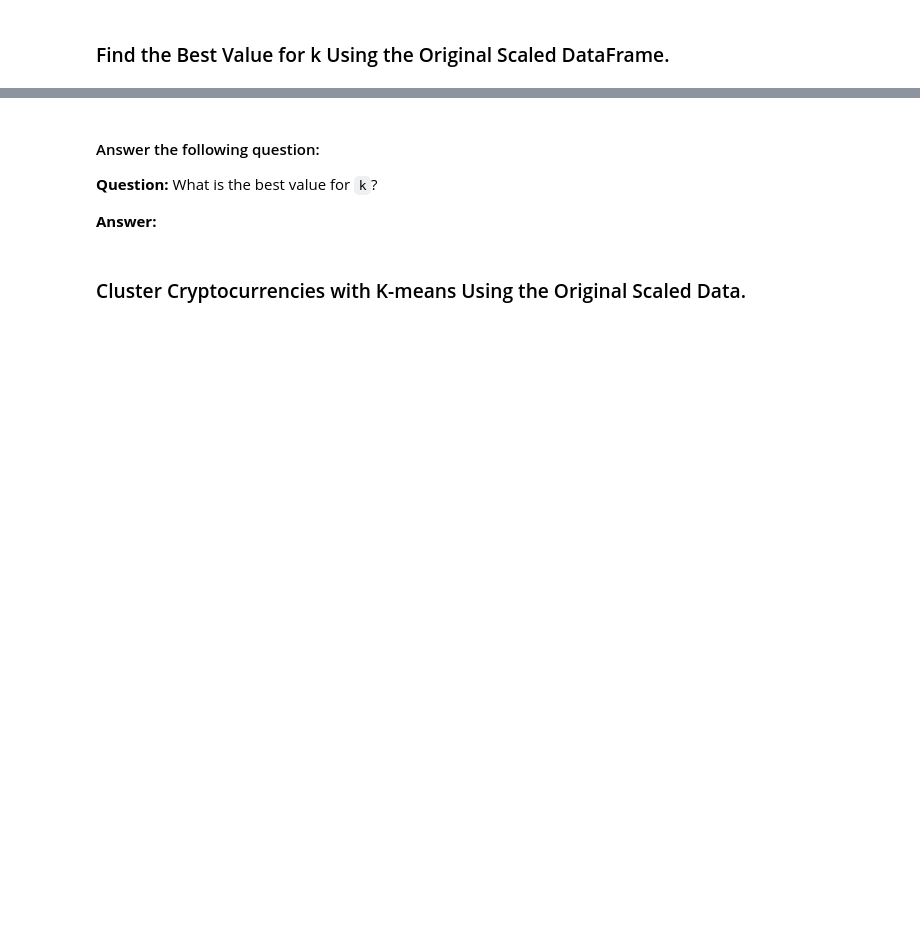
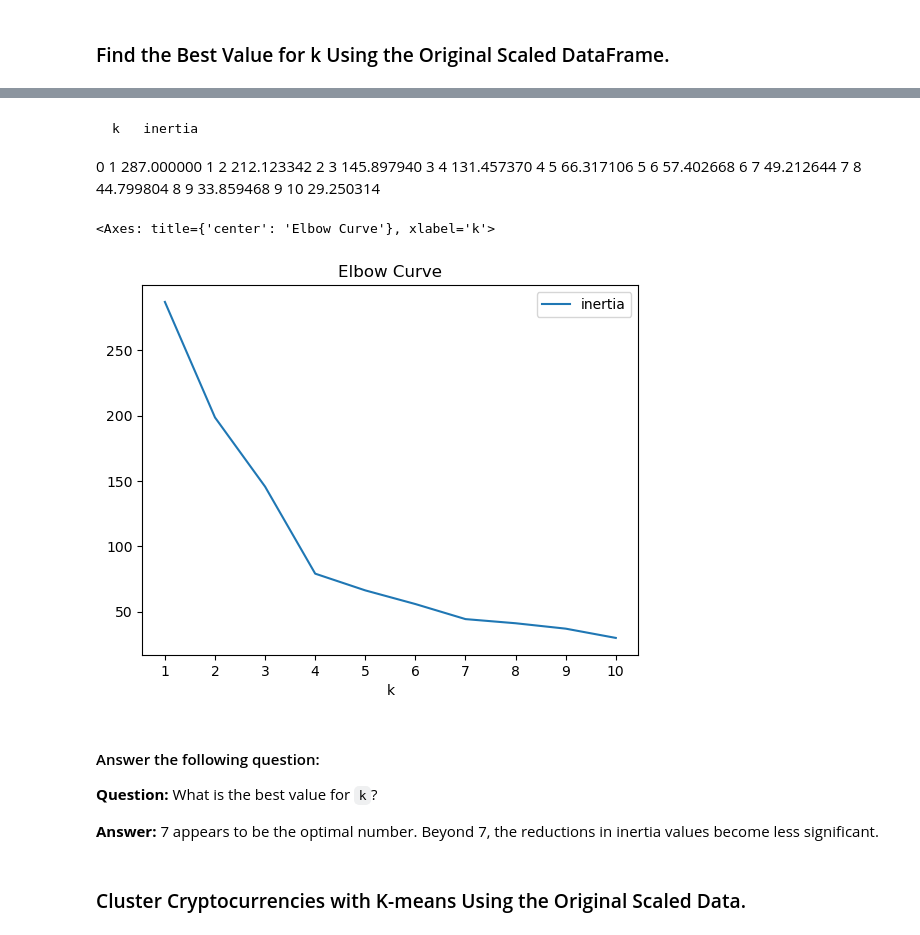
Before and after one commit to srhill12/CryptoClustering, a Jupyter notebook: Crypto_Clustering_starter_code.ipynb, the cells around one changed output, grey strips where cells are left out. Saved outputs shown, nothing was run; the diff lists cells and outputs as text; code cells hidden in the pictures; blank space fills up the shorter version.

```diff
--- a/Crypto_Clustering_starter_code.ipynb
+++ b/Crypto_Clustering_starter_code.ipynb
@@ -109,11 +114,30 @@ df_market_data_scaled.head()
+# %% [markdown]
+	k	inertia
+0	1	287.000000
+1	2	212.123342
+2	3	145.897940
+3	4	131.457370
+4	5	66.317106
+5	6	57.402668
+6	7	49.212644
+7	8	44.799804
+8	9	33.859468
+9	10	29.250314
 # %%
 # Plot a line chart with all the inertia values computed with
 # the different values of k to visually identify the optimal value for k.
+df_market_elbow.plot.line(x="k",
+                   y="inertia",
+                   title="Elbow Curve",
+                   xticks=k)
+# %% [output]
+<Axes: title={'center': 'Elbow Curve'}, xlabel='k'>
+[figure, added]
 # %% [markdown]
 #### Answer the following question:
 **Question:** What is the best value for `k`?
 
-**Answer:**
+**Answer:** 7 appears to be the optimal number. Beyond 7, the reductions in inertia values become less significant.
 # %% [markdown]
 ### Cluster Cryptocurrencies with K-means Using the Original Scaled Data.
 # %%
```
Also changed, not shown: parts of 1 cell of this notebook.
